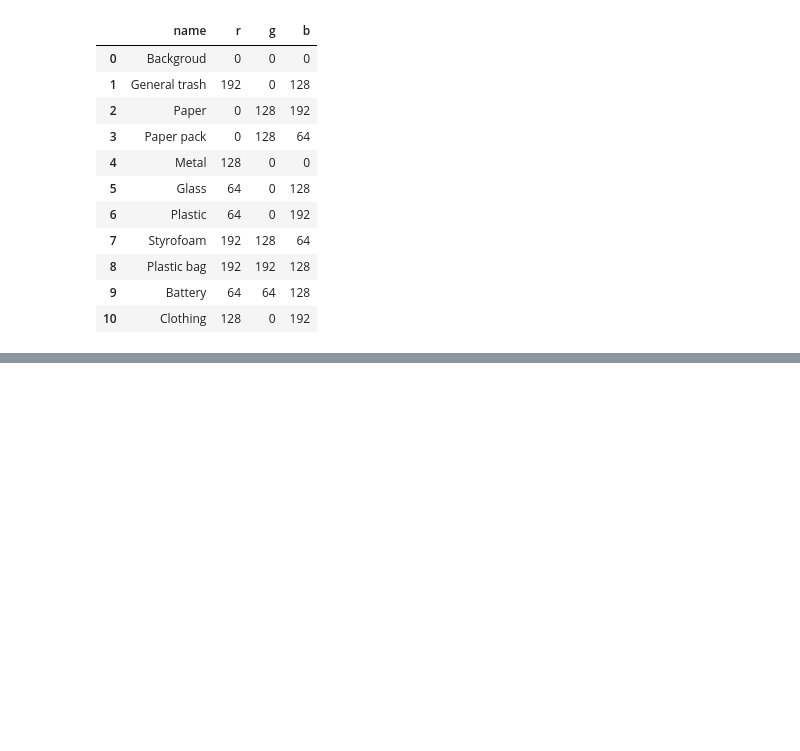
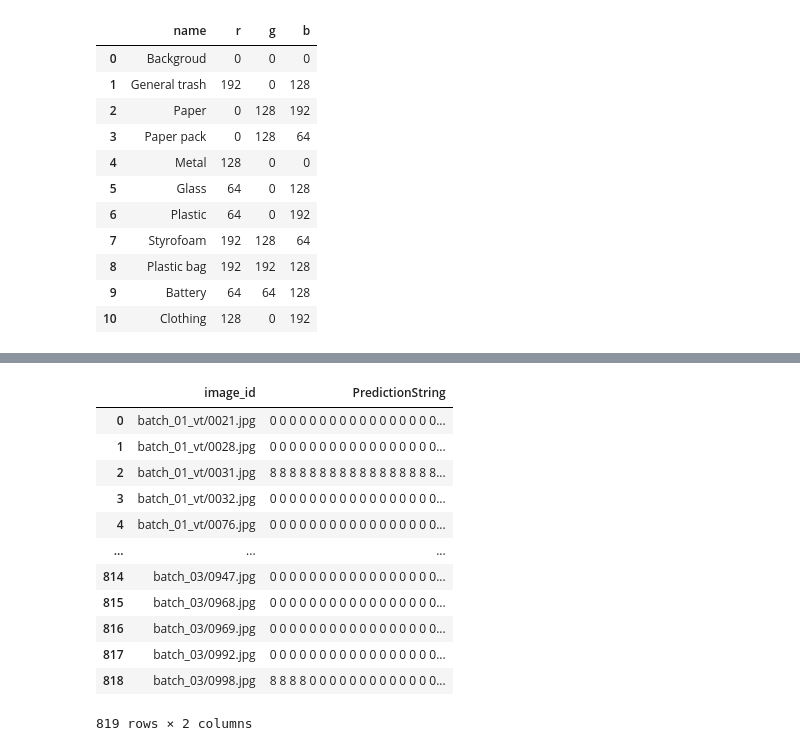
Before and after one commit to boostcampaitech2/semantic-segmentation-level2-cv-07, a Jupyter notebook: mmsegmentation/mv_data.ipynb, the cells around one changed output, grey strips where cells are left out. Saved outputs shown, nothing was run; the diff lists cells and outputs as text; code cells hidden in the pictures; blank space fills up the shorter version.

```diff
--- a/mmsegmentation/mv_data.ipynb
+++ b/mmsegmentation/mv_data.ipynb
@@ -283,0 +503,16 @@ for idx,(imgs, image_infos) in enumerate(test_loader):
+# %%
+mmseg
+# %% [output]
+|  | image_id | PredictionString |
+| 0 | batch_01_vt/0021.jpg | 0 0 0 0 0 0 0 0 0 0 0 0 0 0 0 0 0... |
+| 1 | batch_01_vt/0028.jpg | 0 0 0 0 0 0 0 0 0 0 0 0 0 0 0 0 0... |
+| 2 | batch_01_vt/0031.jpg | 8 8 8 8 8 8 8 8 8 8 8 8 8 8 8 8 8... |
+| 3 | batch_01_vt/0032.jpg | 0 0 0 0 0 0 0 0 0 0 0 0 0 0 0 0 0... |
+| 4 | batch_01_vt/0076.jpg | 0 0 0 0 0 0 0 0 0 0 0 0 0 0 0 0 0... |
+| ... | ... | ... |
+| 814 | batch_03/0947.jpg | 0 0 0 0 0 0 0 0 0 0 0 0 0 0 0 0 0... |
+| 815 | batch_03/0968.jpg | 0 0 0 0 0 0 0 0 0 0 0 0 0 0 0 0 0... |
+| 816 | batch_03/0969.jpg | 0 0 0 0 0 0 0 0 0 0 0 0 0 0 0 0 0... |
+| 817 | batch_03/0992.jpg | 0 0 0 0 0 0 0 0 0 0 0 0 0 0 0 0 0... |
+| 818 | batch_03/0998.jpg | 8 8 8 8 0 0 0 0 0 0 0 0 0 0 0 0 0... |
+819 rows × 2 columns
```
Also changed, not shown: parts of 26 cells of this notebook, 6 other files.
